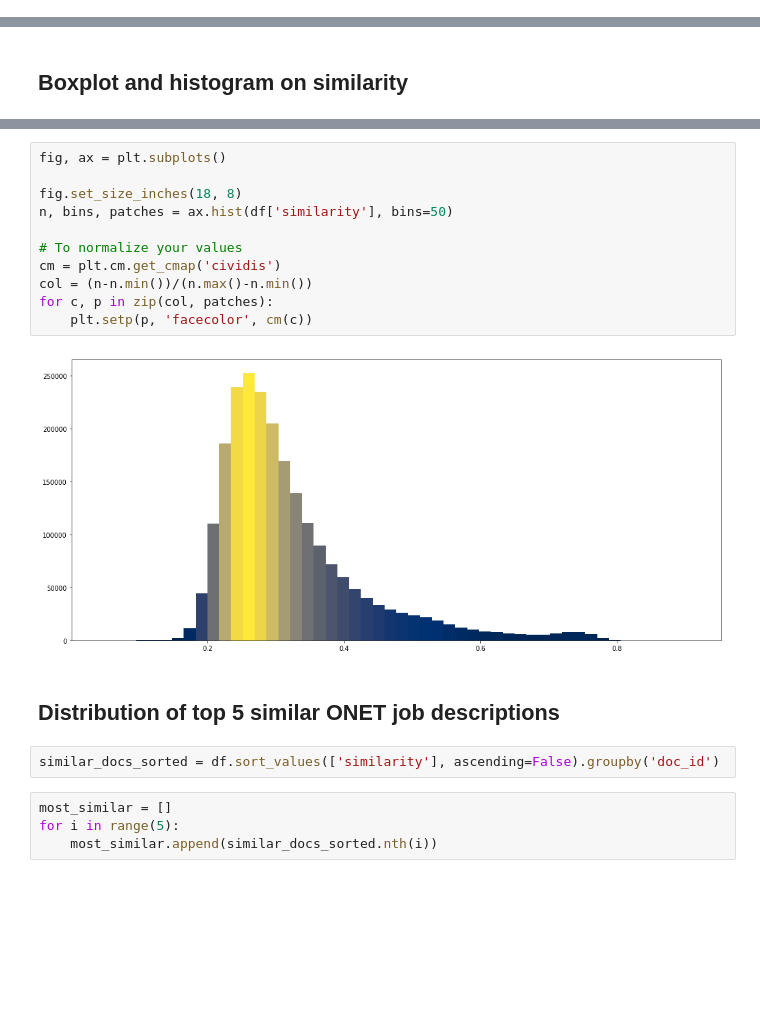
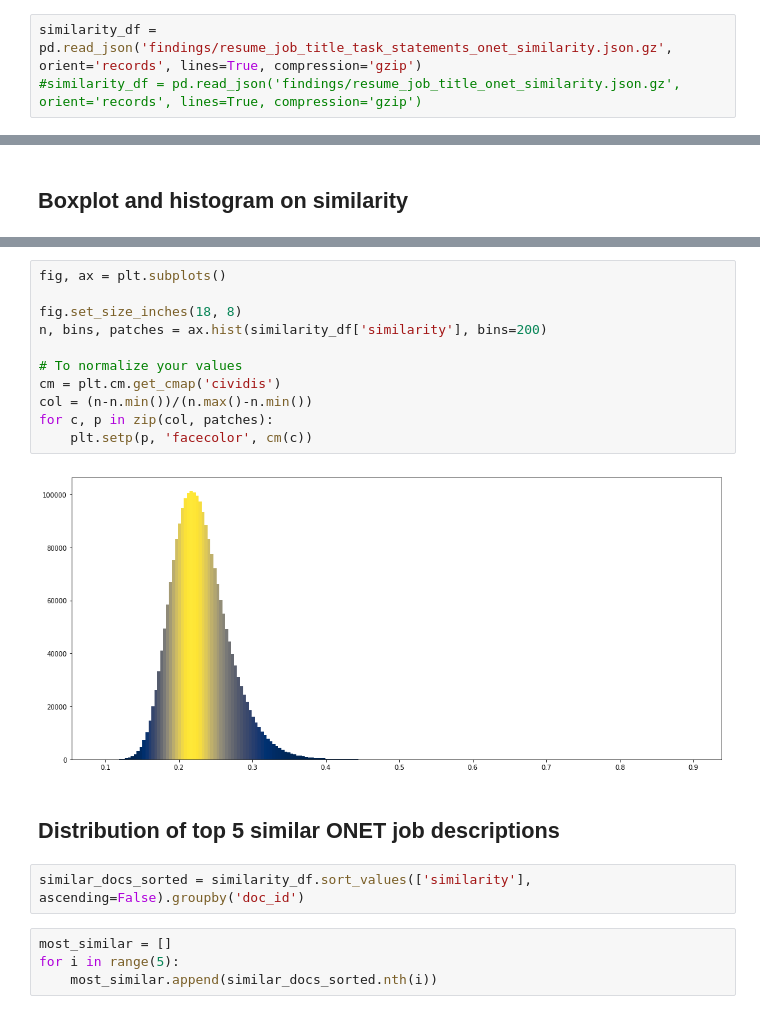
Before and after one commit to btruhand/job-advisor, a Jupyter notebook: Evaluating_doc2vec.ipynb, the cells around one changed output, grey strips where cells are left out. Saved outputs shown, nothing was run; the diff lists cells and outputs as text; blank space fills up the shorter version.

```diff
--- a/Evaluating_doc2vec.ipynb
+++ b/Evaluating_doc2vec.ipynb
@@ -155,3 +155,6 @@ df = pd.read_json('findings/resume_job_title_onet_similarity.json.gz', orient='r
+# %%
+similarity_df = pd.read_json('findings/resume_job_title_task_statements_onet_similarity.json.gz', orient='records', lines=True, compression='gzip')
+#similarity_df = pd.read_json('findings/resume_job_title_onet_similarity.json.gz', orient='records', lines=True, compression='gzip')
 # %% [markdown]
 ## Statistics of similarity
 # %%
@@ -201,20 +204,20 @@ Text(0.519922,0.97,'0.514922')
 # %%
 fig, ax = plt.subplots()
 
 fig.set_size_inches(18, 8)
-n, bins, patches = ax.hist(df['similarity'], bins=50)
+n, bins, patches = ax.hist(similarity_df['similarity'], bins=200)
 
 # To normalize your values
 cm = plt.cm.get_cmap('cividis')
 col = (n-n.min())/(n.max()-n.min())
 for c, p in zip(col, patches):
     plt.setp(p, 'facecolor', cm(c))
 # %% [output]
-[figure, old version]
+[figure, new version]
 # %% [markdown]
 ## Distribution of top 5 similar ONET job descriptions
 # %%
-similar_docs_sorted = df.sort_values(['similarity'], ascending=False).groupby('doc_id')
+similar_docs_sorted = similarity_df.sort_values(['similarity'], ascending=False).groupby('doc_id')
 # %%
 most_similar = []
 for i in range(5):
```
Also changed, not shown: parts of 42 cells of this notebook, 1 other file.
